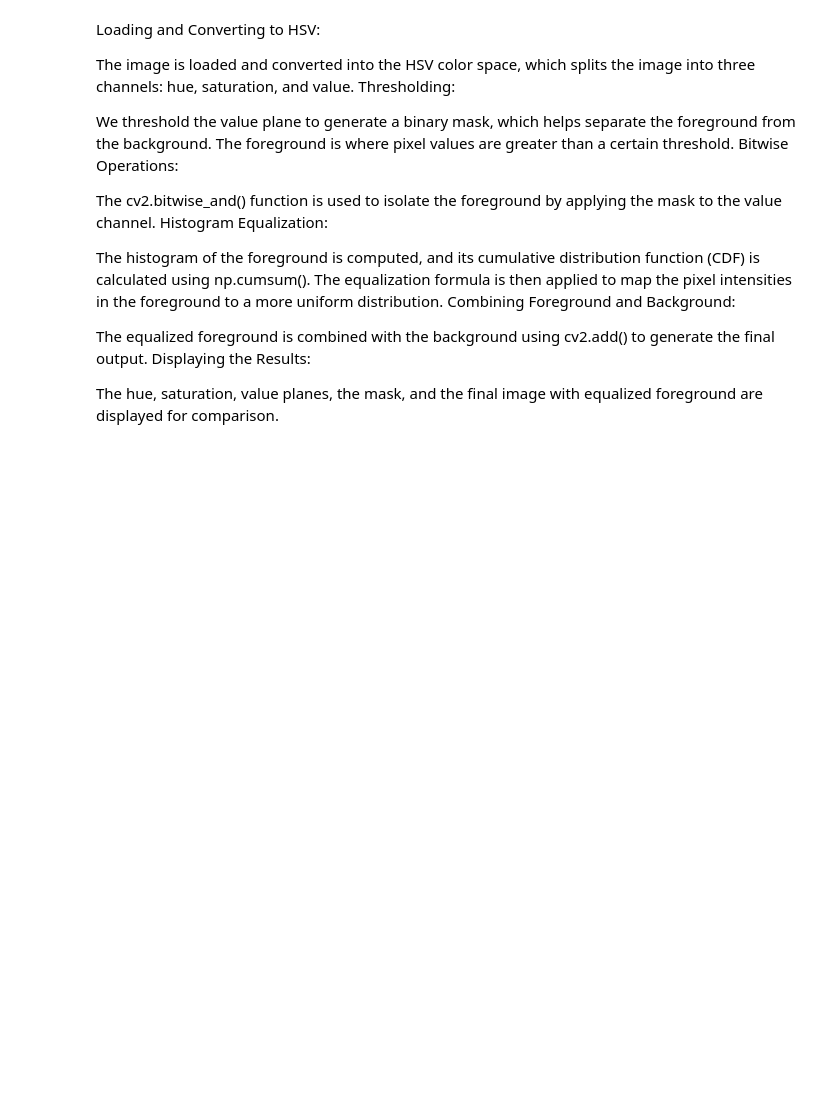
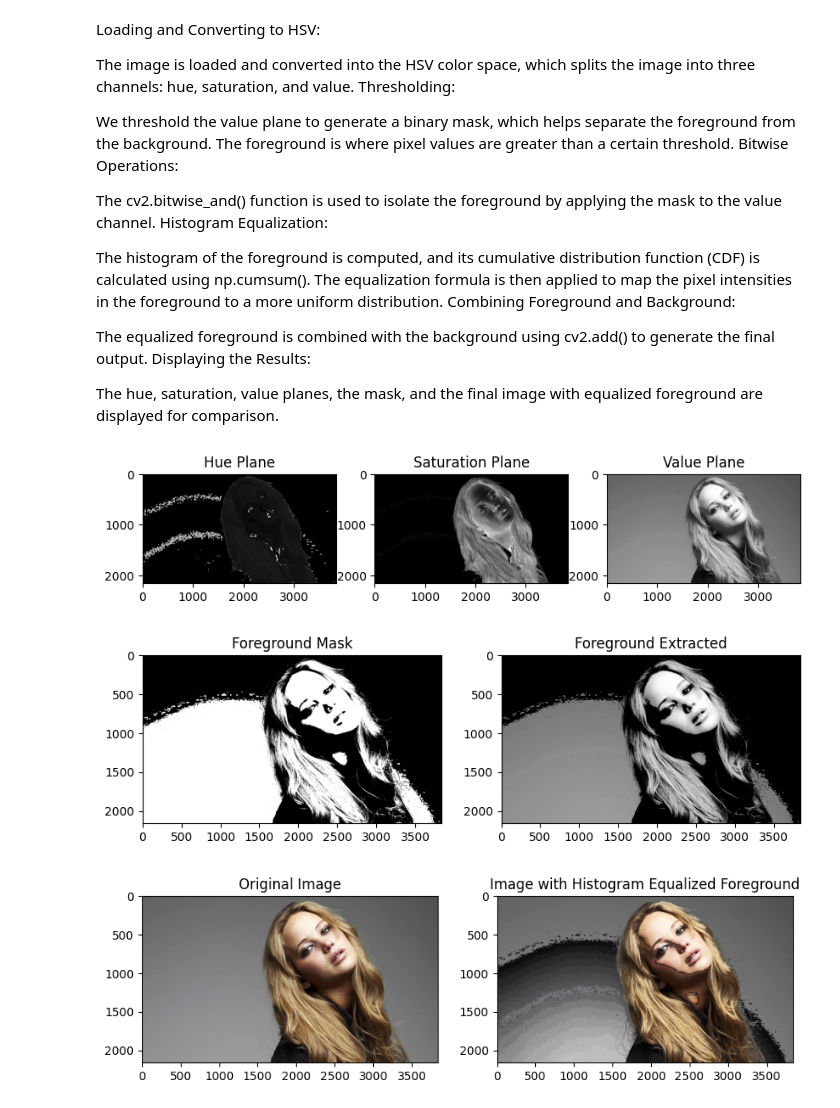
Before and after one commit to SamudraUduwaka/Intensity-Transformations-and-Neighborhood-Filtering, a Jupyter notebook: task6.ipynb, the cells around one changed output. Drawn from its saved outputs; the diff is of its cells as text; code cells hidden in the pictures; blank space fills up the shorter version.

```diff
--- a/task6.ipynb
+++ b/task6.ipynb
@@ -23,7 +23,7 @@ import numpy as np
 import matplotlib.pyplot as plt
 
 # Step (a): Load the image and convert to HSV
-image = cv2.imread('/mnt/data/image.png')  # Load your image here
+image = cv2.imread('utils/jeniffer.jpg')  # Load your image here
 hsv_image = cv2.cvtColor(image, cv2.COLOR_BGR2HSV)
 
 # Split the HSV channels
@@ -65,30 +65,34 @@ hist, bins = np.histogram(foreground.flatten(), 256, [0, 256])
 cdf = hist.cumsum()
 
 # Normalize the CDF
 cdf_normalized = cdf * hist.max() / cdf.max()
 
 # Mask zero values to avoid dividing by zero
 cdf_m = np.ma.masked_equal(cdf, 0)
 cdf_m = (cdf_m - cdf_m.min()) * 255 / (cdf_m.max() - cdf_m.min())  # Histogram equalization formula
 cdf = np.ma.filled(cdf_m, 0).astype('uint8')  # Fill with 0s
 
 # Apply the CDF to the foreground to equalize it
 equalized_foreground = cdf[foreground]
 
 # Step (f): Combine the histogram-equalized foreground with the original background
 background = cv2.bitwise_and(value, value, mask=cv2.bitwise_not(mask))
 final_value_plane = cv2.add(background, equalized_foreground)
 
 # Merge the channels back to form the final image
 final_hsv_image = cv2.merge([hue, saturation, final_value_plane])
 final_image = cv2.cvtColor(final_hsv_image, cv2.COLOR_HSV2BGR)
 
 # Show the original and final images
 plt.figure(figsize=(10, 6))
 plt.subplot(121)
 plt.imshow(cv2.cvtColor(image, cv2.COLOR_BGR2RGB))
 plt.title('Original Image')
 plt.subplot(122)
 plt.imshow(cv2.cvtColor(final_image, cv2.COLOR_BGR2RGB))
 plt.title('Image with Histogram Equalized Foreground')
 plt.show()
+# %% [output]
+[figure, added]
+[figure, added]
+[figure, added]
```
